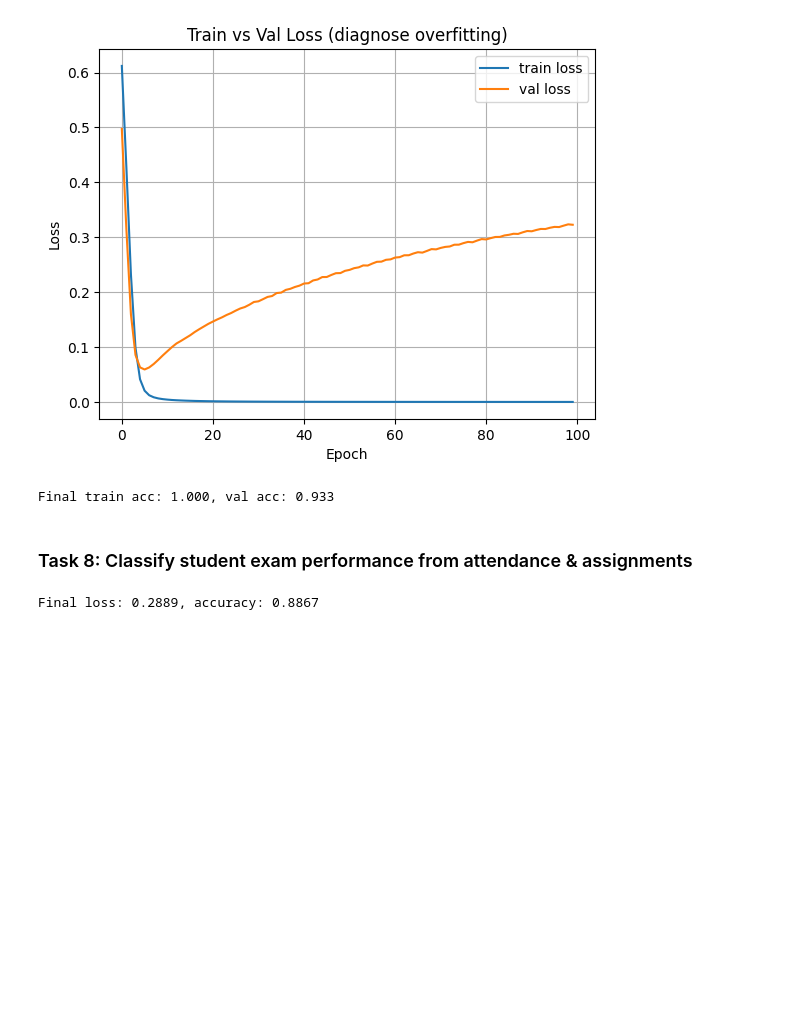
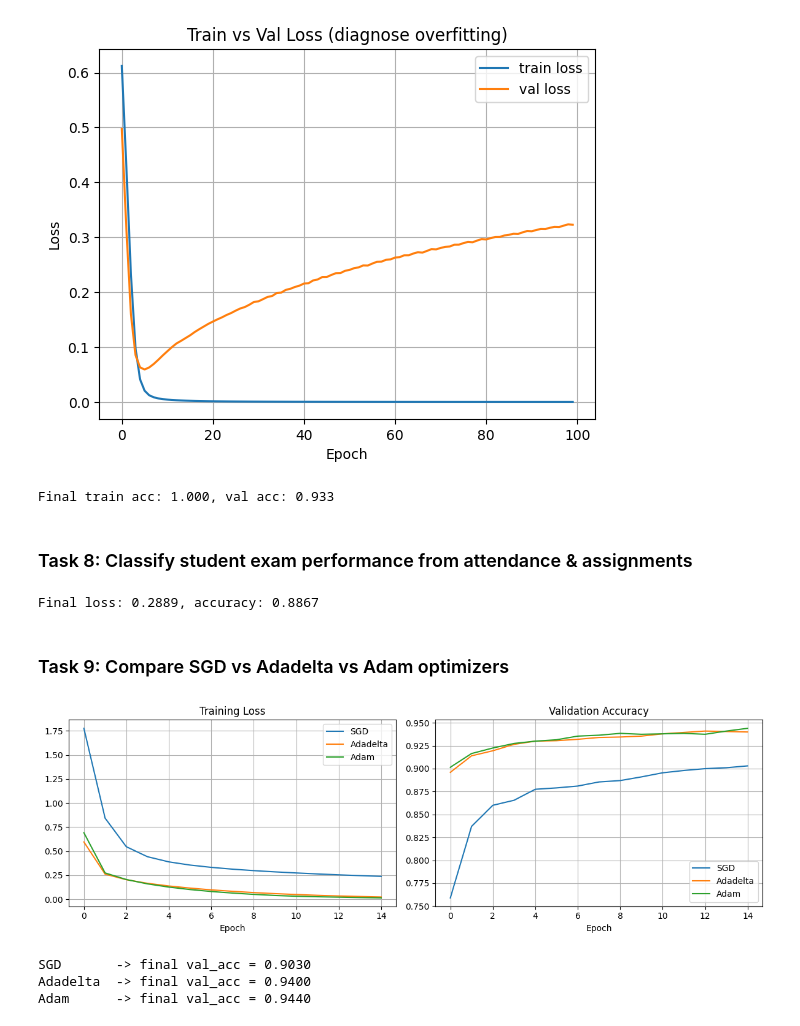
Before and after one commit to NoumanZahid-85/Introduction_to_Computer-Vision, a Jupyter notebook: CVLab09/Lab09_Tasks.ipynb, the cells around one changed output. Cells and saved outputs as stored; diff of their text form; code cells hidden in the pictures; blank space fills up the shorter version.

Commit message:
Add Task 9 optimizer comparison plots

```diff
--- a/CVLab09/Lab09_Tasks.ipynb
+++ b/CVLab09/Lab09_Tasks.ipynb
@@ -241,3 +241,50 @@ loss, acc = model.evaluate(X, labels, verbose=0)
 print(f"Final loss: {loss:.4f}, accuracy: {acc:.4f}")
 # %% [output]
 Final loss: 0.2889, accuracy: 0.8867
+# %% [markdown]
+### Task 9: Compare SGD vs Adadelta vs Adam optimizers
+# %%
+# Train the SAME architecture on the SAME MNIST subset with different optimizers.
+# Compare training loss and validation accuracy curves.
+def build():
+    return keras.Sequential([
+        layers.Dense(64, activation='relu', input_shape=(784,)),
+        layers.Dense(64, activation='relu'),
+        layers.Dense(10, activation='softmax')
+    ])
+
+optimizers = {
+    'SGD':      keras.optimizers.SGD(learning_rate=0.01),
+    'Adadelta': keras.optimizers.Adadelta(learning_rate=1.0),
+    'Adam':     keras.optimizers.Adam(learning_rate=0.001),
+}
+
+results = {}
+for name, opt in optimizers.items():
+    m = build()
+    m.compile(optimizer=opt,
+              loss='sparse_categorical_crossentropy',
+              metrics=['accuracy'])
+    results[name] = m.fit(xs, ys, epochs=15, batch_size=32,
+                          validation_split=0.2, verbose=0)
+
+fig, axes = plt.subplots(1, 2, figsize=(12, 4))
+for name, h in results.items():
+    axes[0].plot(h.history['loss'], label=name)
+    axes[1].plot(h.history['val_accuracy'], label=name)
+axes[0].set_title('Training Loss'); axes[0].set_xlabel('Epoch'); axes[0].legend(); axes[0].grid(True)
+axes[1].set_title('Validation Accuracy'); axes[1].set_xlabel('Epoch'); axes[1].legend(); axes[1].grid(True)
+plt.tight_layout(); plt.show()
+
+for name, h in results.items():
+    print(f"{name:9s} -> final val_acc = {h.history['val_accuracy'][-1]:.4f}")
+
+# Interpretation:
+# - Adam: adaptive per-parameter learning rates + momentum -> fastest convergence, highest accuracy.
+# - SGD:  fixed learning rate, no momentum here -> slower, steady improvement.
+# - Adadelta: adapts step size from gradient history; without tuning often trails Adam on small/short runs.
+# %% [output]
+[figure, added]
+SGD       -> final val_acc = 0.9030
+Adadelta  -> final val_acc = 0.9400
+Adam      -> final val_acc = 0.9440
```
